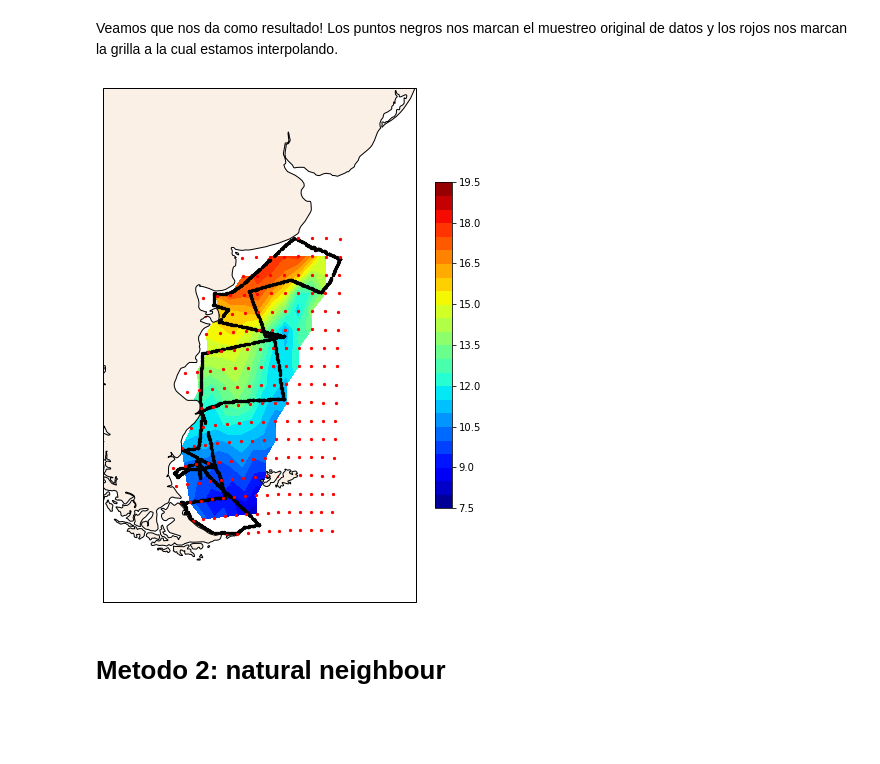
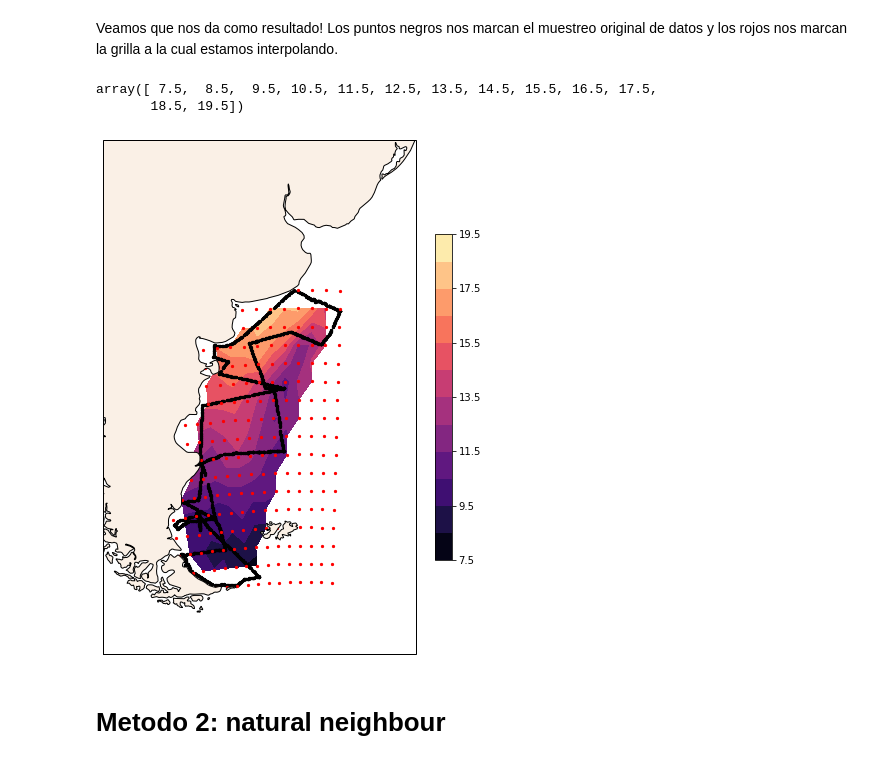
Before and after one commit to julia-neme/oc_gral, a Jupyter notebook: interpolacion.ipynb, the cells around one changed output. Saved outputs shown, nothing was run; the diff lists cells and outputs as text; code cells hidden in the pictures; blank space fills up the shorter version.

```diff
--- a/interpolacion.ipynb
+++ b/interpolacion.ipynb
@@ -60,2 +60,7 @@ array([-38.47, -38.49, -38.51, ..., -38.47, -38.43, -38.41])
+# %%
+lat = data[:, 0]
+lon = data[:, 1]
+sst = data[:, 2]
+sal = data[:, 3]
 # %% [markdown]
 Podemos ver donde se tomaron los datos si graficamos longitud vs latitud:
@@ -79,18 +84,23 @@ Vamos a usar distintos metodos usando el argumento `interp_type` y pidiendo que
 # %% [markdown]
 # Metodo 1: lineal
 # %%
-x_int, y_int, interpolacion_1 = metint.interpolate_to_grid(data[:,1], data[:,0], data[:,2], interp_type = 'linear', hres = 1)
+x_int, y_int, interpolacion_1 = metint.interpolate_to_grid(lon, lat, sst, interp_type = 'linear', hres = 1)
 # %% [markdown]
 Veamos que nos da como resultado! Los puntos negros nos marcan el muestreo original de datos y los rojos nos marcan la grilla a la cual estamos interpolando.
+# %%
+np.arange(7.5, 20, 1)
+# %% [output]
+array([ 7.5,  8.5,  9.5, 10.5, 11.5, 12.5, 13.5, 14.5, 15.5, 16.5, 17.5,
+       18.5, 19.5])
 # %%
 fig, axs = mapa()
-c = axs.contourf(x_int, y_int, interpolacion_1, cmap = 'jet', levels = np.arange(7.5, 20, .5), transform = ccrs.PlateCarree())
+c = axs.contourf(x_int, y_int, interpolacion_1, cmap = 'magma', levels = np.arange(7.5, 20, 1), transform = ccrs.PlateCarree())
 axs.scatter(data[:,1], data[:,0], s = 5, color = 'k', transform = ccrs.PlateCarree())
 axs.scatter(x_int, y_int, color = 'r', s = 5, transform = ccrs.PlateCarree())
 fig.colorbar(c, shrink = .5, ax = axs)
 plt.savefig('lineal.png')
 # %% [output]
-[figure, old version]
+[figure, new version]
 # %% [markdown]
 # Metodo 2: natural neighbour
 # %%
```
Also changed, not shown: parts of 7 cells of this notebook.
